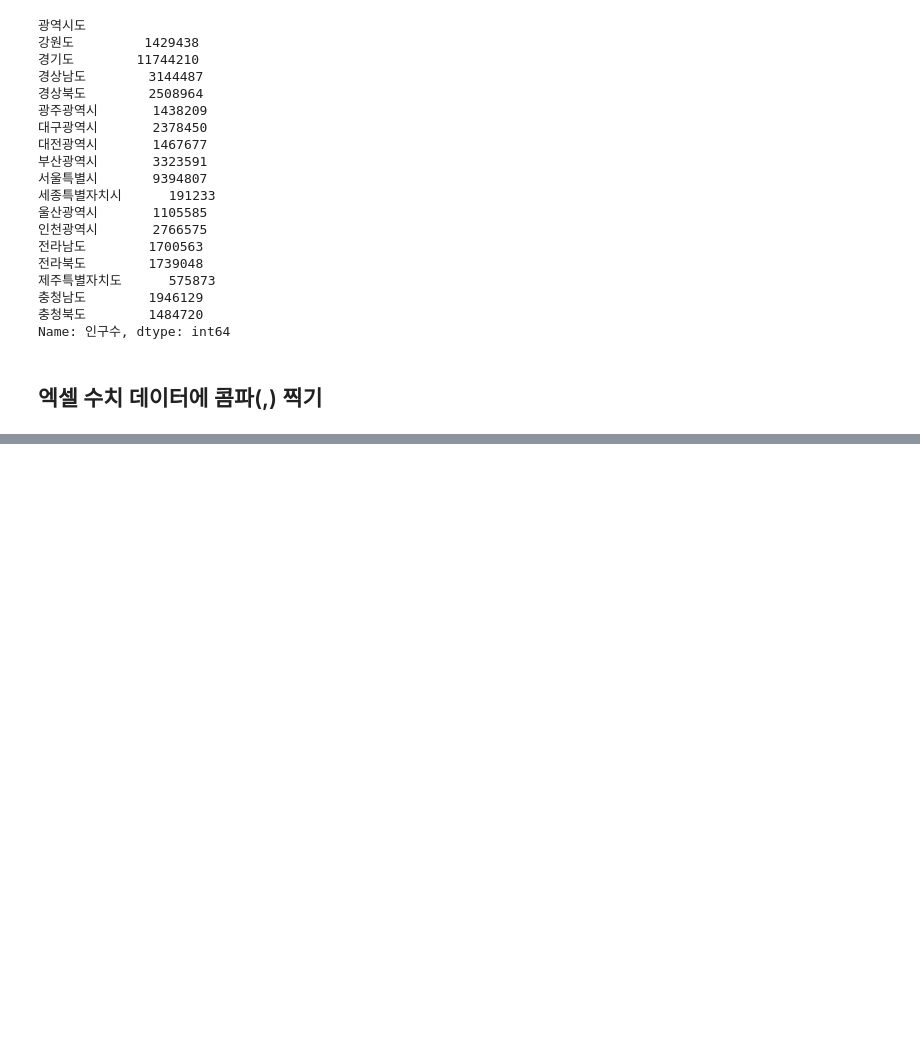
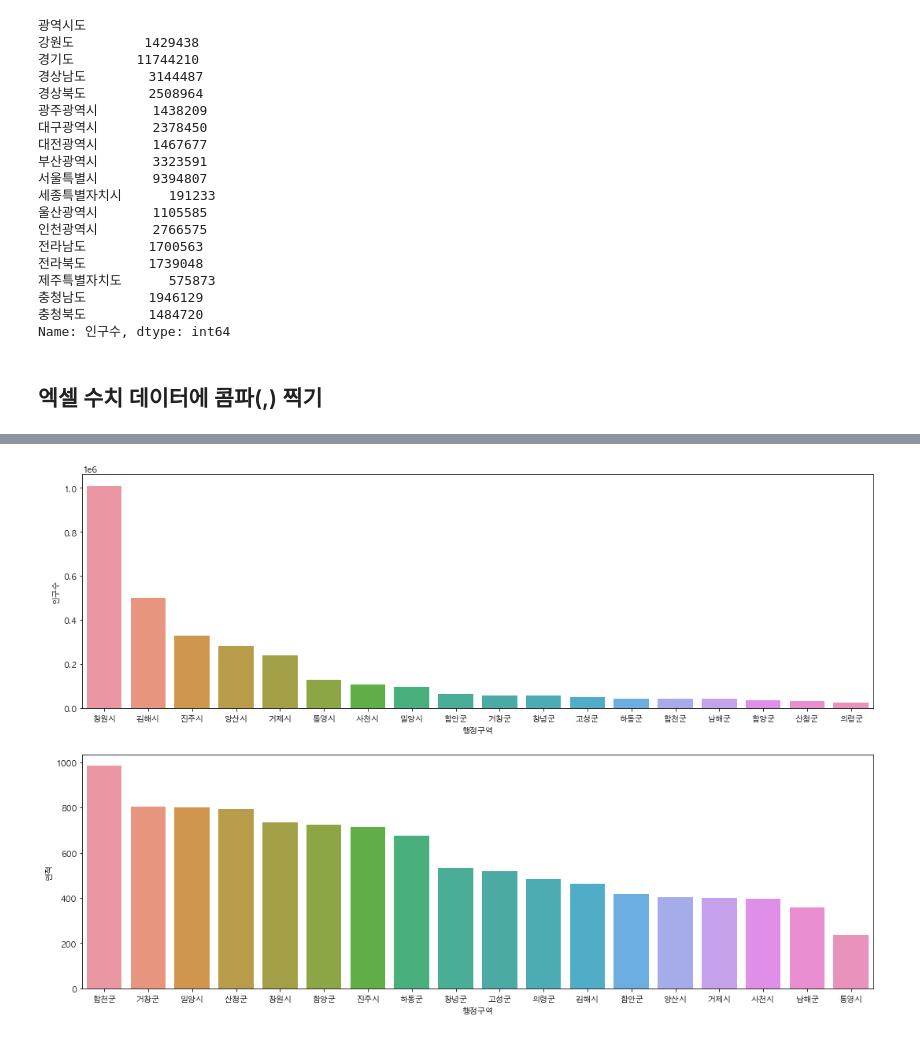
Before and after one commit to JongHwaShin/webscraping, a Jupyter notebook: 07행정구역정보분석.ipynb, the cells around one changed output, grey strips where cells are left out. Saved outputs shown, nothing was run; the diff lists cells and outputs as text; code cells hidden in the pictures; blank space fills up the shorter version.

```diff
--- a/07행정구역정보분석.ipynb
+++ b/07행정구역정보분석.ipynb
@@ -438,0 +575,21 @@ writer.save()
+# %%
+#광역시도 이름을 인자로 받아서 인구수와 면적을 보여주는 barplot을 그리는 함수
+# figure,(axes1,axes2) = plt.subplots(nrows=2,ncols=1) #2행 1열 AxesSubplot객체가 두개생김
+# figure.set_size_inches(18,12) #도화지 사이즛 설정
+# print(axes1)
+# print(axes2)
+# sns.barplot(x = '행정구역', y = '인구수',data = seoul_df.sort_values(by='인구수',ascending=False), ax = axes1)
+# sns.barplot(x = '행정구역', y = '면적',data = seoul_df.sort_values(by='면적',ascending=False), ax = axes2)
+# seoul_df = data.loc[data['광역시도'] == '서울특별시']
+
+def make_city_plot(sido_name):
+    figure,(axes1,axes2) = plt.subplots(nrows=2,ncols=1)
+    figure.set_size_inches(18,12)
+    sido_df = data.loc[data['광역시도'] == sido_name]
+    sns.barplot(x = '행정구역', y = '인구수',data = sido_df.sort_values(by = '인구수',ascending=False),ax = axes1)
+    sns.barplot(x = '행정구역', y = '면적', data = sido_df.sort_values(by='면적',ascending=False),ax = axes2)
+
+
+make_city_plot('경상남도')
+# %% [output]
+[figure, added]
```
Also changed, not shown: parts of 17 cells of this notebook.
